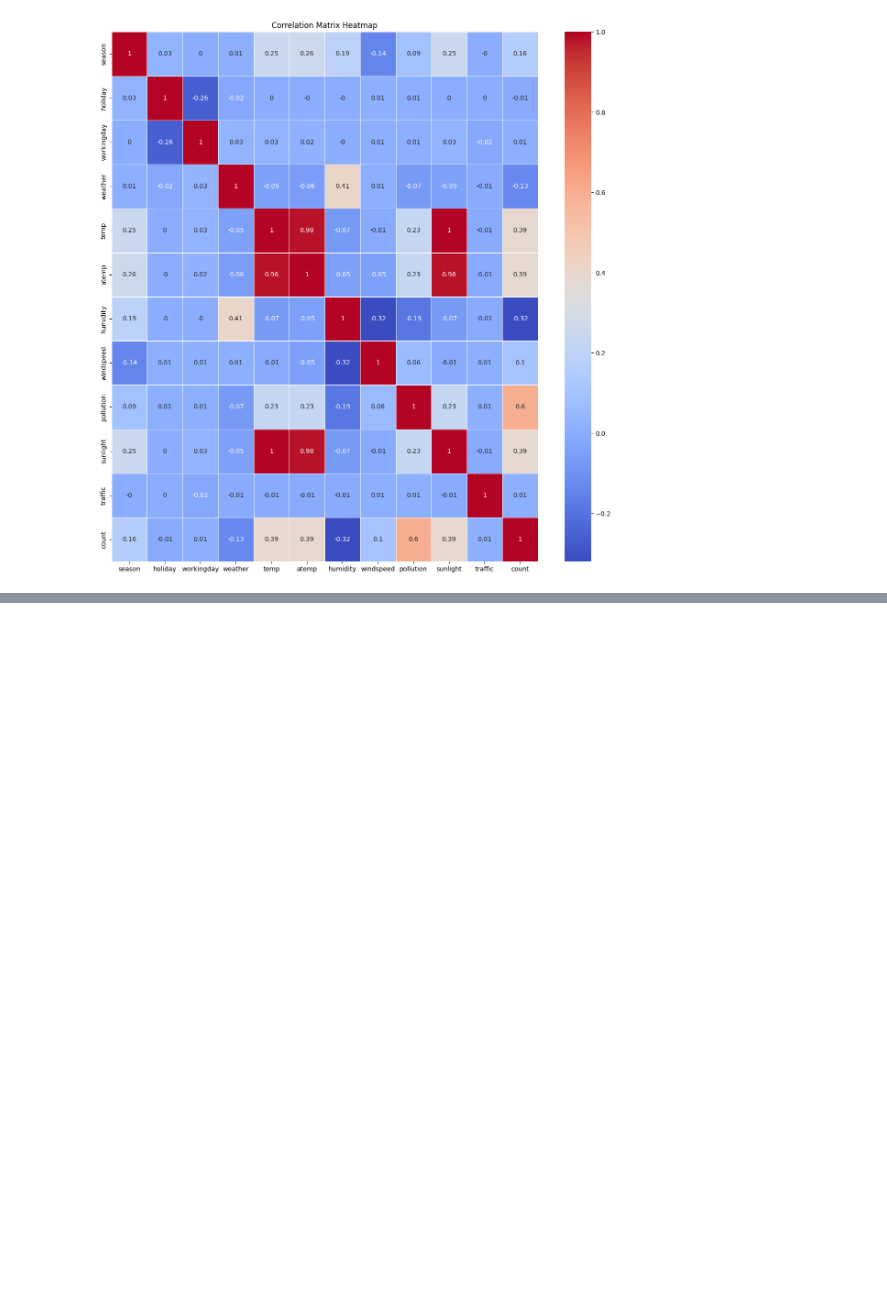
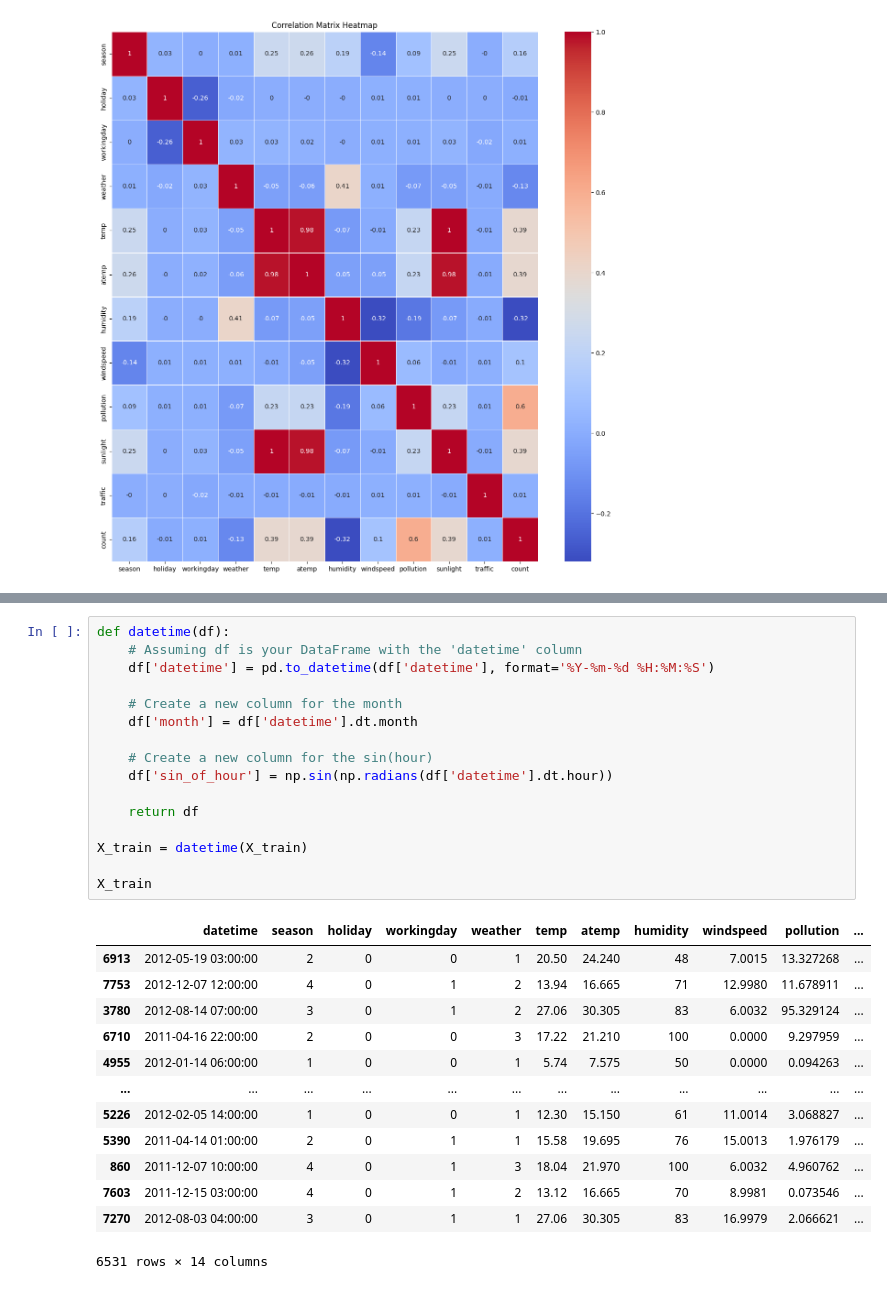
Before and after one commit to ronsegev98/Assignment_1_Group5, a Jupyter notebook: Assignment_1_Group5.ipynb, the cells around one changed output, grey strips where cells are left out. Cells and saved outputs as stored; diff of their text form; blank space fills up the shorter version.

```diff
--- a/Assignment_1_Group5.ipynb
+++ b/Assignment_1_Group5.ipynb
@@ -224,0 +444,30 @@ plt.show()
+# %%
+def datetime(df):
+    # Assuming df is your DataFrame with the 'datetime' column
+    df['datetime'] = pd.to_datetime(df['datetime'], format='%Y-%m-%d %H:%M:%S')
+
+    # Create a new column for the month
+    df['month'] = df['datetime'].dt.month
+
+    # Create a new column for the sin(hour)
+    df['sin_of_hour'] = np.sin(np.radians(df['datetime'].dt.hour))
+
+    return df
+
+X_train = datetime(X_train)
+
+X_train
+# %% [output]
+|  | datetime | season | holiday | workingday | weather | temp | atemp | humidity | windspeed | pollution | ... |
+| 6913 | 2012-05-19 03:00:00 | 2 | 0 | 0 | 1 | 20.50 | 24.240 | 48 | 7.0015 | 13.327268 | ... |
+| 7753 | 2012-12-07 12:00:00 | 4 | 0 | 1 | 2 | 13.94 | 16.665 | 71 | 12.9980 | 11.678911 | ... |
+| 3780 | 2012-08-14 07:00:00 | 3 | 0 | 1 | 2 | 27.06 | 30.305 | 83 | 6.0032 | 95.329124 | ... |
+| 6710 | 2011-04-16 22:00:00 | 2 | 0 | 0 | 3 | 17.22 | 21.210 | 100 | 0.0000 | 9.297959 | ... |
+| 4955 | 2012-01-14 06:00:00 | 1 | 0 | 0 | 1 | 5.74 | 7.575 | 50 | 0.0000 | 0.094263 | ... |
+| ... | ... | ... | ... | ... | ... | ... | ... | ... | ... | ... | ... |
+| 5226 | 2012-02-05 14:00:00 | 1 | 0 | 0 | 1 | 12.30 | 15.150 | 61 | 11.0014 | 3.068827 | ... |
+| 5390 | 2011-04-14 01:00:00 | 2 | 0 | 1 | 1 | 15.58 | 19.695 | 76 | 15.0013 | 1.976179 | ... |
+| 860 | 2011-12-07 10:00:00 | 4 | 0 | 1 | 3 | 18.04 | 21.970 | 100 | 6.0032 | 4.960762 | ... |
+| 7603 | 2011-12-15 03:00:00 | 4 | 0 | 1 | 2 | 13.12 | 16.665 | 70 | 8.9981 | 0.073546 | ... |
+| 7270 | 2012-08-03 04:00:00 | 3 | 0 | 1 | 1 | 27.06 | 30.305 | 83 | 16.9979 | 2.066621 | ... |
+6531 rows × 14 columns
```
Also changed, not shown: parts of 91 cells of this notebook.
